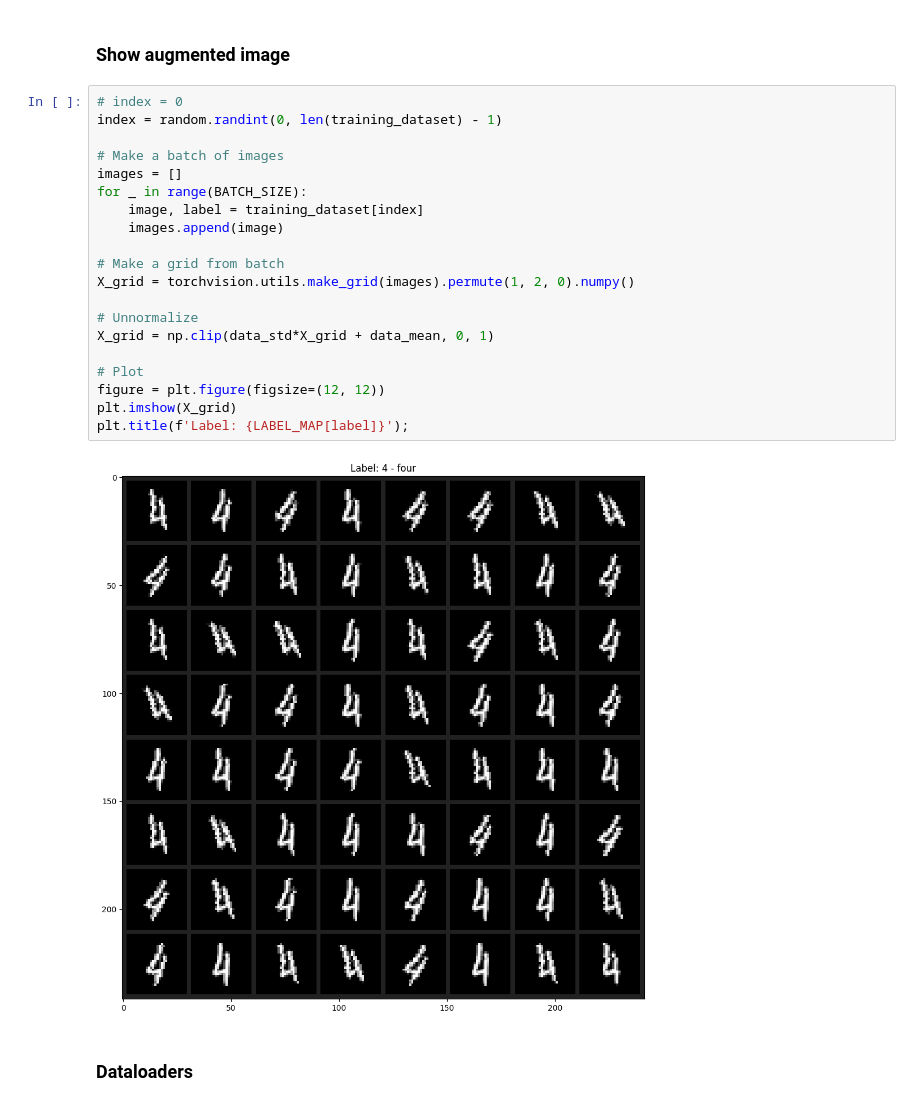
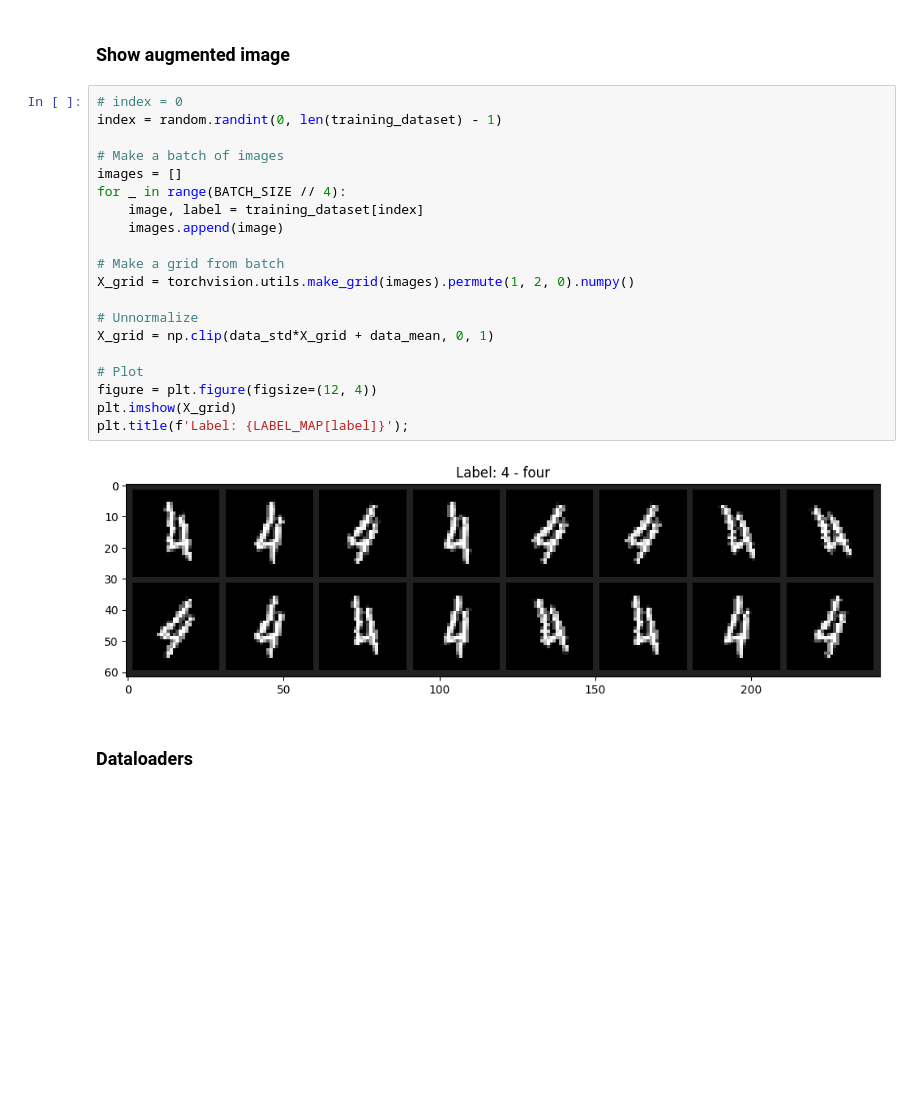
Before and after one commit to ivan-kud/ml-service, a Jupyter notebook: model-training/digit_classification.ipynb, the cells around one changed output. Cells and saved outputs as stored; diff of their text form; blank space fills up the shorter version.

```diff
--- a/model-training/digit_classification.ipynb
+++ b/model-training/digit_classification.ipynb
@@ -149,25 +149,25 @@ validation_dataset = datasets.MNIST(
 # %%
 # index = 0
 index = random.randint(0, len(training_dataset) - 1)
 
 # Make a batch of images
 images = []
-for _ in range(BATCH_SIZE):
+for _ in range(BATCH_SIZE // 4):
     image, label = training_dataset[index]
     images.append(image)
 
 # Make a grid from batch
 X_grid = torchvision.utils.make_grid(images).permute(1, 2, 0).numpy()
 
 # Unnormalize
 X_grid = np.clip(data_std*X_grid + data_mean, 0, 1)
 
 # Plot
-figure = plt.figure(figsize=(12, 12))
+figure = plt.figure(figsize=(12, 4))
 plt.imshow(X_grid)
 plt.title(f'Label: {LABEL_MAP[label]}');
 # %% [output]
-[figure, old version]
+[figure, new version]
 # %% [markdown]
 ### Dataloaders
 # %%
```
Also changed, not shown: parts of 15 cells of this notebook, 14 other files.
